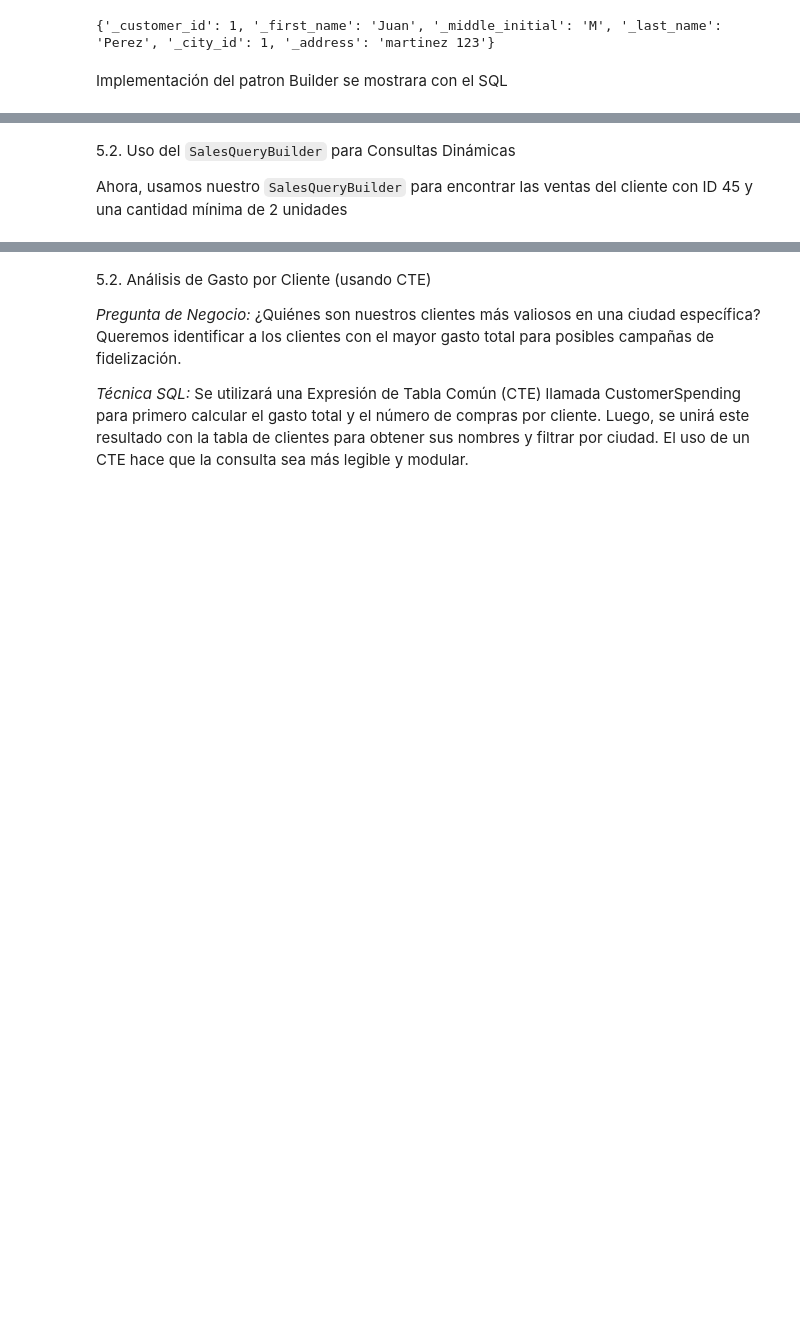
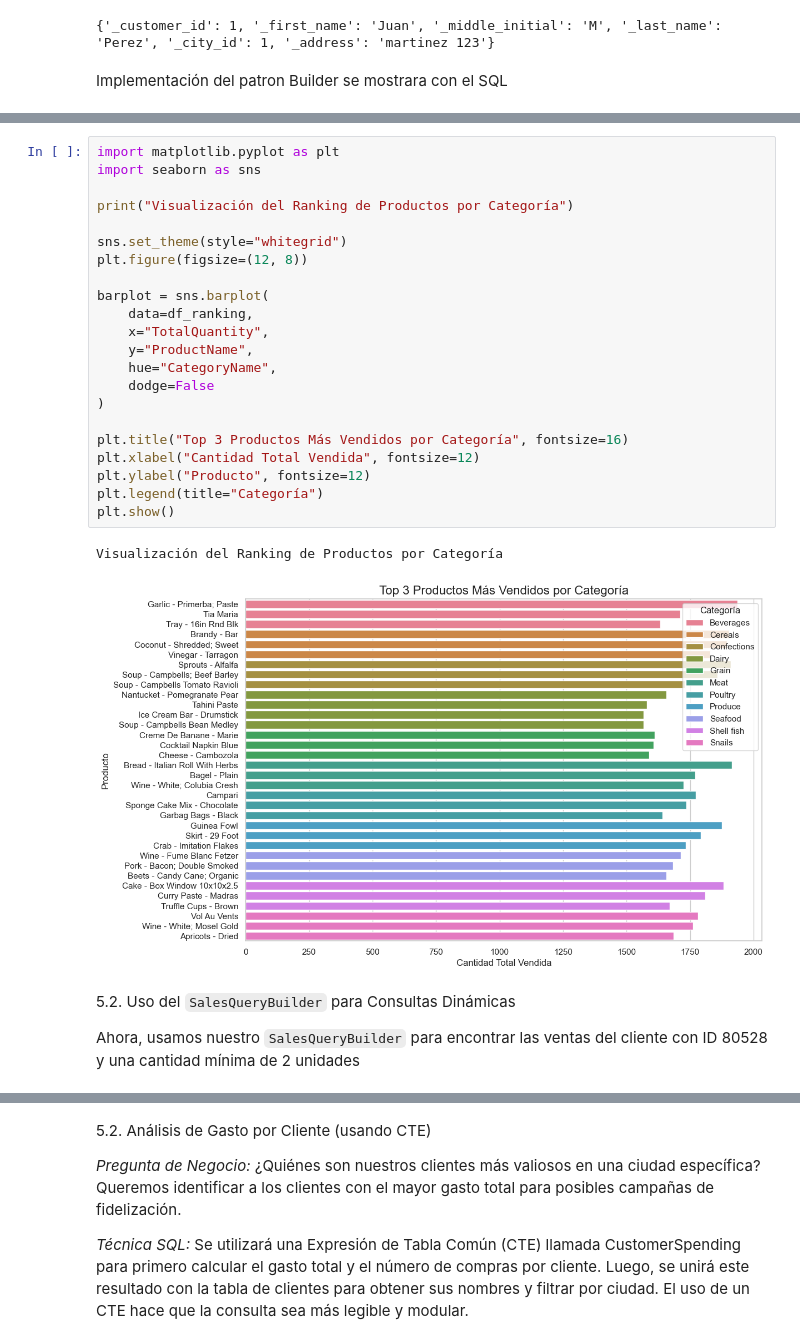
Before and after one commit to juanxmartel/AccentureData, a Jupyter notebook: notebook.ipynb, the cells around one changed output, grey strips where cells are left out. Cells and saved outputs as stored; diff of their text form; blank space fills up the shorter version.

```diff
--- a/notebook.ipynb
+++ b/notebook.ipynb
@@ -80,6 +98,31 @@ display(df_ranking)
+# %%
+import matplotlib.pyplot as plt
+import seaborn as sns
+
+print("Visualización del Ranking de Productos por Categoría")
+
+sns.set_theme(style="whitegrid")
+plt.figure(figsize=(12, 8))
+
+barplot = sns.barplot(
+    data=df_ranking,
+    x="TotalQuantity",
+    y="ProductName",
+    hue="CategoryName",
+    dodge=False
+)
+
+plt.title("Top 3 Productos Más Vendidos por Categoría", fontsize=16)
+plt.xlabel("Cantidad Total Vendida", fontsize=12)
+plt.ylabel("Producto", fontsize=12)
+plt.legend(title="Categoría")
+plt.show()
+# %% [output]
+Visualización del Ranking de Productos por Categoría
+[figure, added]
 # %% [markdown]
 5.2. Uso del `SalesQueryBuilder` para Consultas Dinámicas
 
-Ahora, usamos nuestro `SalesQueryBuilder` para encontrar las ventas del cliente con ID 45 y una cantidad mínima de 2 unidades
+Ahora, usamos nuestro `SalesQueryBuilder` para encontrar las ventas del cliente con ID 80528 y una cantidad mínima de 2 unidades
 # %%
 from src.builder.sale_query_builder import SalesQueryBuilder
```
Also changed, not shown: parts of 9 cells of this notebook, 3 other files.
